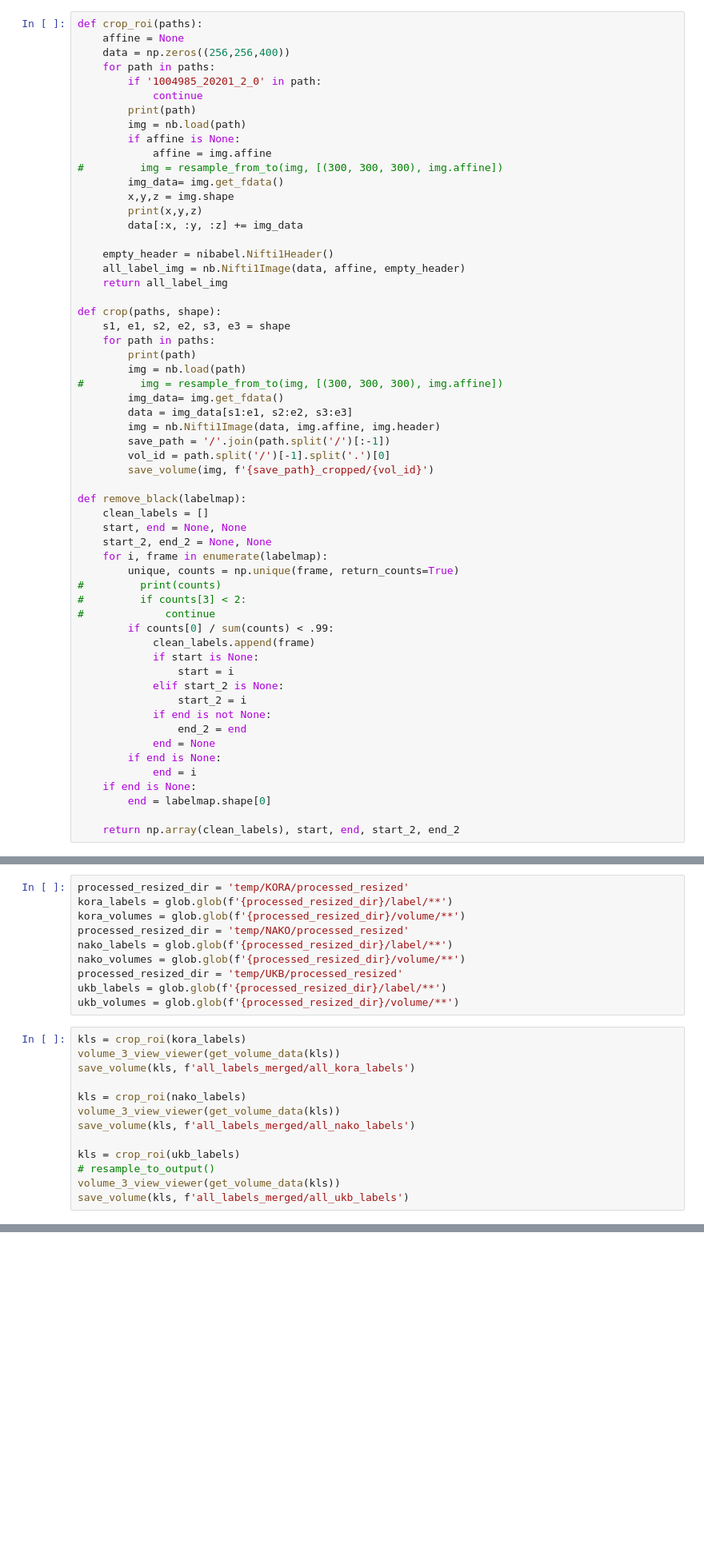
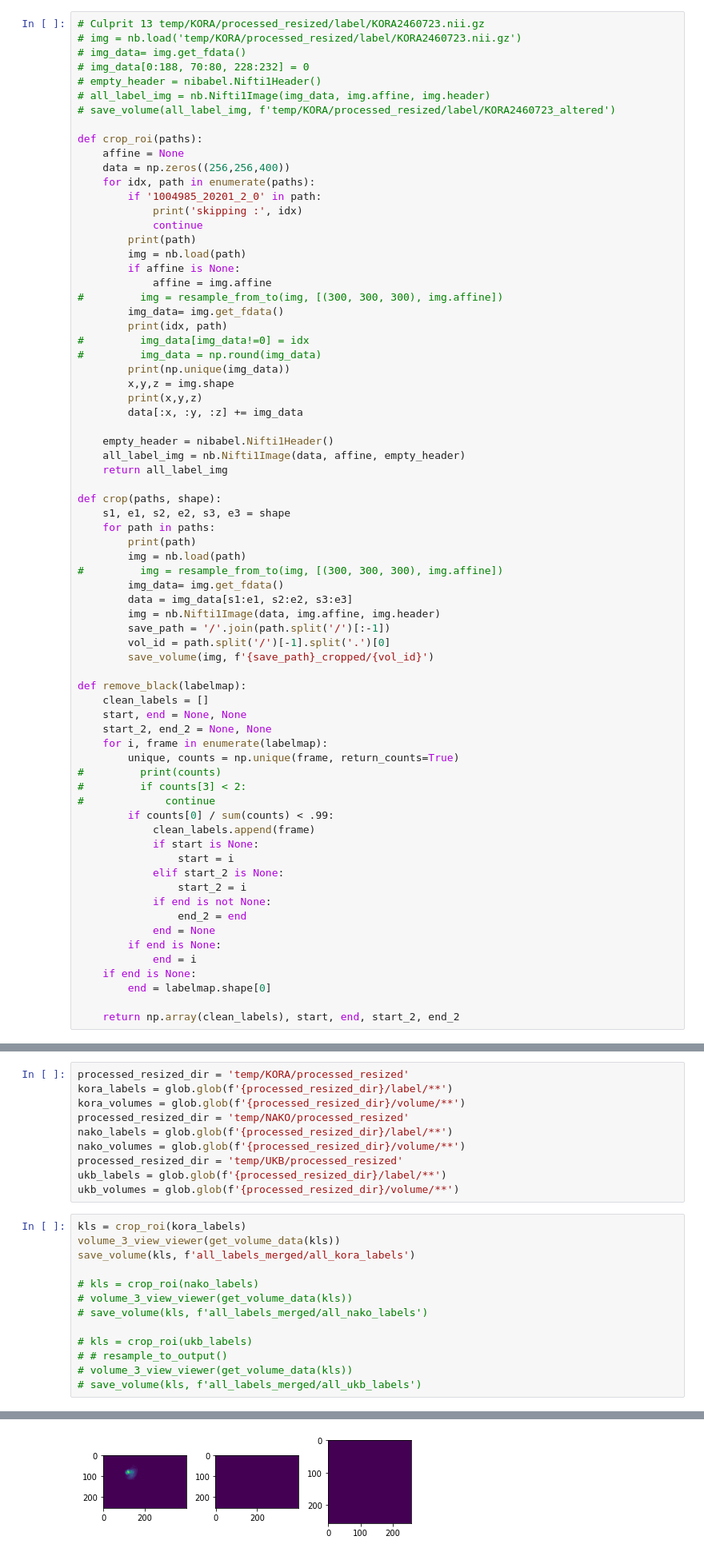
Before and after one commit to ai-med/AbdomenNet, a Jupyter notebook: quickNAT_pytorch/create_datasets/KORA-Process.ipynb, the cells around one changed output, grey strips where cells are left out. Shown at 80% size. Drawn from its saved outputs; the diff is of its cells as text; blank space fills up the shorter version.

```diff
--- a/quickNAT_pytorch/create_datasets/KORA-Process.ipynb
+++ b/quickNAT_pytorch/create_datasets/KORA-Process.ipynb
@@ -336,11 +336,20 @@ visualize_overlay(file_paths)
 # # save_volume(volume, f'{processed_dir}/volume/KORA2453666')
 # save_volume(label, f'{processed_dir}/label/KORA2453666')
 # %%
+# Culprit 13 temp/KORA/processed_resized/label/KORA2460723.nii.gz
+# img = nb.load('temp/KORA/processed_resized/label/KORA2460723.nii.gz')
+# img_data= img.get_fdata()
+# img_data[0:188, 70:80, 228:232] = 0
+# empty_header = nibabel.Nifti1Header()
+# all_label_img = nb.Nifti1Image(img_data, img.affine, img.header)
+# save_volume(all_label_img, f'temp/KORA/processed_resized/label/KORA2460723_altered')
+
 def crop_roi(paths):
     affine = None
     data = np.zeros((256,256,400))
-    for path in paths:
+    for idx, path in enumerate(paths):
         if '1004985_20201_2_0' in path:
+            print('skipping :', idx)
             continue
         print(path)
         img = nb.load(path)
@@ -348,6 +357,10 @@ def crop_roi(paths):
             affine = img.affine
 #         img = resample_from_to(img, [(300, 300, 300), img.affine])
         img_data= img.get_fdata()
+        print(idx, path)
+#         img_data[img_data!=0] = idx
+#         img_data = np.round(img_data)
+        print(np.unique(img_data))
         x,y,z = img.shape
         print(x,y,z)
         data[:x, :y, :z] += img_data
@@ -449,11 +461,12 @@ kls = crop_roi(kora_labels)
 volume_3_view_viewer(get_volume_data(kls))
 save_volume(kls, f'all_labels_merged/all_kora_labels')
 
-kls = crop_roi(nako_labels)
-volume_3_view_viewer(get_volume_data(kls))
-save_volume(kls, f'all_labels_merged/all_nako_labels')
+# kls = crop_roi(nako_labels)
+# volume_3_view_viewer(get_volume_data(kls))
+# save_volume(kls, f'all_labels_merged/all_nako_labels')
 
-kls = crop_roi(ukb_labels)
-# resample_to_output()
-volume_3_view_viewer(get_volume_data(kls))
-save_volume(kls, f'all_labels_merged/all_ukb_labels')
+# kls = crop_roi(ukb_labels)
+# # resample_to_output()
+# volume_3_view_viewer(get_volume_data(kls))
+# save_volume(kls, f'all_labels_merged/all_ukb_labels')
+# %% [output]
@@ -459,0 +490 @@ save_volume(kls, f'all_labels_merged/all_ukb_labels')
+[figure, added]
```
Also changed, not shown: parts of 10 cells of this notebook, 4 other files.
